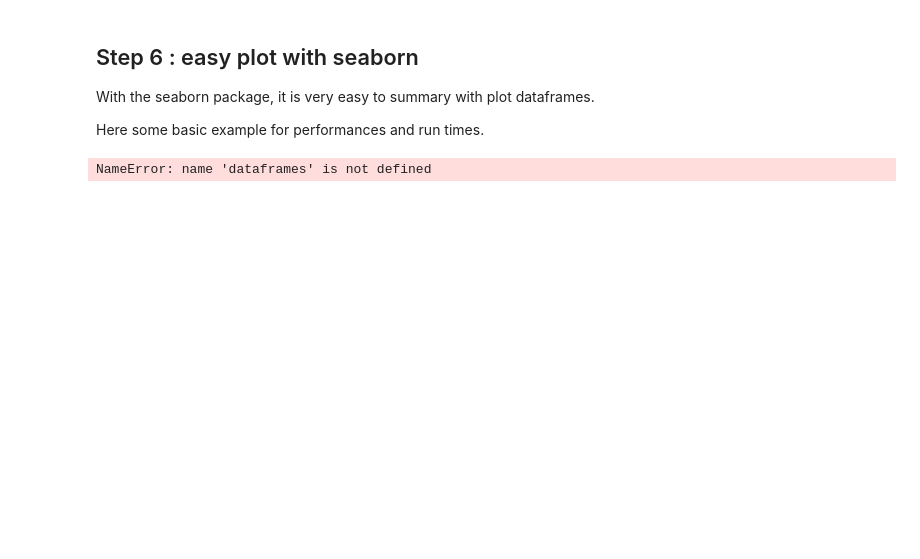
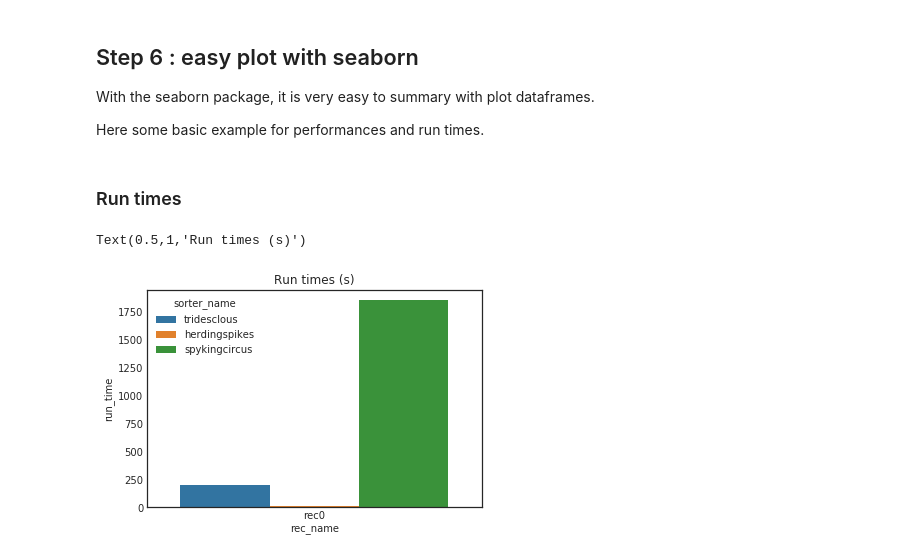
Before and after one commit to SpikeInterface/spikeresults, a Jupyter notebook: alessio_mearec_simulation/alessio_mearec_simulation.ipynb, the cells around one changed output. Drawn from its saved outputs; the diff is of its cells as text; code cells hidden in the pictures; blank space fills up the shorter version.

Commit message:
Comparison with mearec on  3 sorters.

```diff
--- a/alessio_mearec_simulation/alessio_mearec_simulation.ipynb
+++ b/alessio_mearec_simulation/alessio_mearec_simulation.ipynb
@@ -24,4 +25,9 @@ The file have been downloaded in the current directory.
 # %%
-mearec_filename = 'recordings_50cells_SqMEA-10-15um_10.0_10.0uV_2.h5'
+mearec_filename = 'recordings_50cells_SqMEA-10-15um_60.0_10.0uV_27-03-2019_13_31.h5'
 rec0  = se.MEArecRecordingExtractor(mearec_filename)
 gt_sorting0 = se.MEArecSortingExtractor(mearec_filename)
+
+# patch to force geometry to be 2D
+for chan in rec0.get_channel_ids():
+    loc = rec0.get_channel_property(chan, 'location')
+    rec0.set_channel_property(chan, 'location', loc[1:])
@@ -33,13 +37,10 @@ AttributeError: 'Dataset' object has no attribute 'items'
 This run all sorter on all recording and store the results in a working folder.
 # %%
 # this cell is really verbose due to some sorter so switch off output console
-
 recording_dict = {'rec0' : rec0}
-sorter_list = ['tridesclous', 'herdingspikes','klusta', 'mountainsort4', 'spykingcircus']
+# sorter_list = ['tridesclous',]
+sorter_list = ['tridesclous', 'herdingspikes', 'spykingcircus']
+# sorter_list = ['tridesclous', 'herdingspikes','klusta', 'mountainsort4', 'spykingcircus']
 # 'kilosort', 'kilosort2', 'ironclust' are not tested because I don't have matlab
 
 working_folder = './working_folder'
-t0 = time.perf_counter()
-st.sorters.run_sorters(sorter_list, recording_dict, working_folder, engine=None)
-t1 = time.perf_counter()
-print('total run time', t1-t0)
@@ -52,6 +56,6 @@ This collect all results for all **(rec_name, sorter_name)** pair and apply the
 
 This also concatenate performances in several dataframes.
 # %%
-ground_truths = {'toy_tetrode': gt_sorting0, 'toy_probe32': gt_sorting1}
+ground_truths = {'rec0': gt_sorting0}
 
 comparisons, dataframes = st.comparison.gather_sorting_comparison(working_folder, ground_truths,use_multi_index=True)
@@ -95,10 +171,13 @@ NameError: name 'comparisons' is not defined
 With the seaborn package, it is very easy to summary with plot dataframes.
 
 Here some basic example for performances and run times.
+# %% [markdown]
+### Run times
 # %%
 run_times = dataframes['run_times'].reset_index()
 fig, ax = plt.subplots()
 sn.barplot(data=run_times, x='rec_name', y='run_time', hue='sorter_name', ax=ax)
-ax.set_title('Run times')
+ax.set_title('Run times (s)')
 # %% [output]
-NameError: name 'dataframes' is not defined
+Text(0.5,1,'Run times (s)')
+[figure, added]
```
Also changed, not shown: parts of 20 cells of this notebook.
